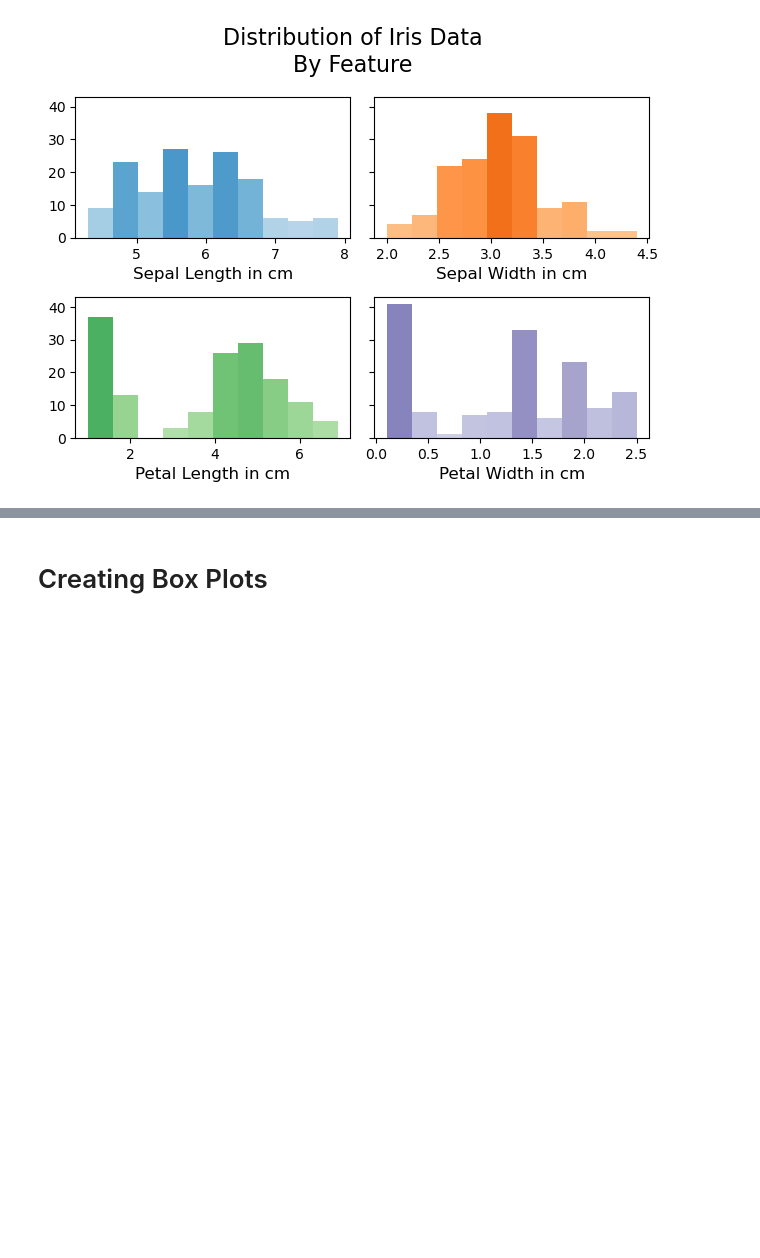
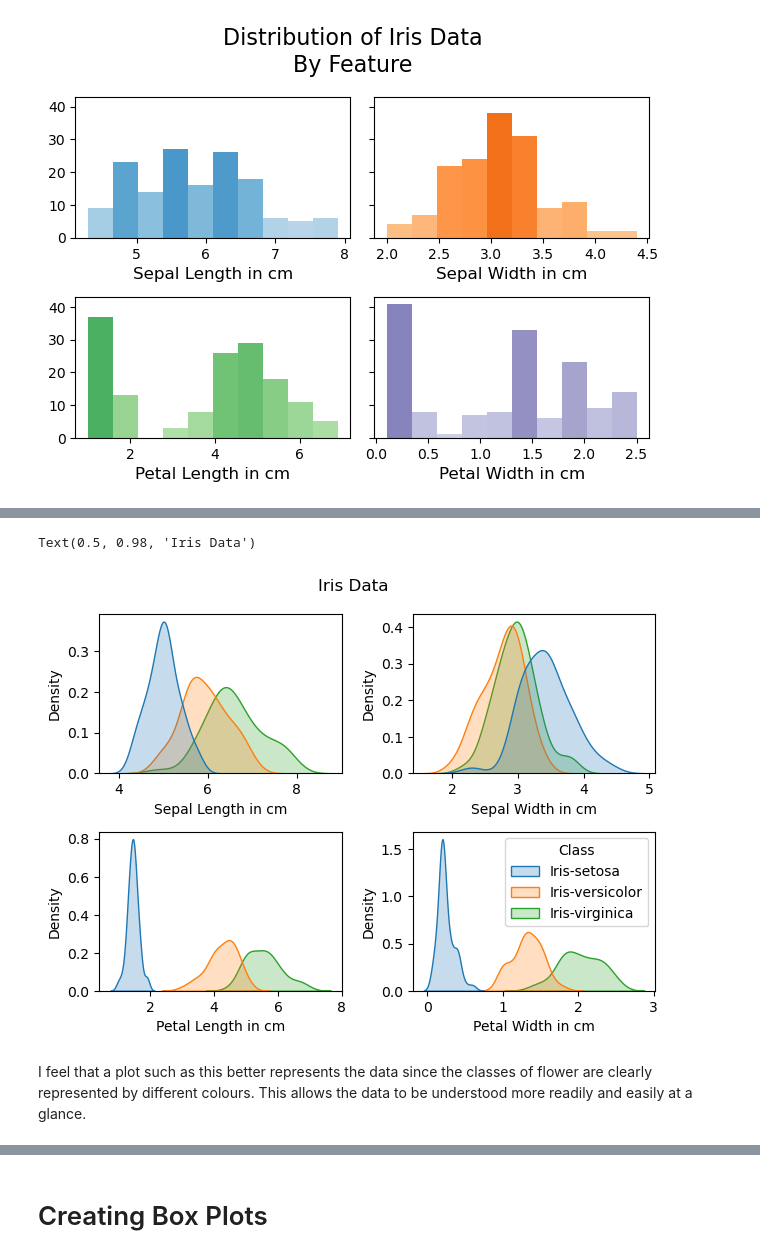
Before and after one commit to CeamanCollins/pands-project, a Jupyter notebook: analysis.ipynb, the cells around one changed output, grey strips where cells are left out. Cells and saved outputs as stored; diff of their text form; code cells hidden in the pictures; blank space fills up the shorter version.

```diff
--- a/analysis.ipynb
+++ b/analysis.ipynb
@@ -323,0 +334,29 @@ This example helped me to get neater title text and to understand how to set fig
+# %%
+# Create 2x2 grid of plots
+
+fig, axs = plt.subplots(2, 2, tight_layout=True)
+
+# Create KDE plots in each quadrant of the figure,
+# assigning x values,
+# assigning hue by class,
+# choosing to fill the plot and
+# choosing which colour palette to use.
+
+sns.kdeplot(ax=axs[1,1], data=data, x='Petal Width in cm', hue='Class', fill=True, palette='tab10')
+sns.kdeplot(ax=axs[1,0], data=data, x='Petal Length in cm', hue='Class', fill=True, palette='tab10')
+sns.kdeplot(ax=axs[0,1], data=data, x='Sepal Width in cm', hue='Class', fill=True, palette='tab10')
+sns.kdeplot(ax=axs[0,0], data=data, x='Sepal Length in cm', hue='Class', fill=True, palette='tab10')
+
+# Disabling legend for 3 of the 4 plots
+
+for ax in [axs[0,0], axs[0,1], axs[1,0]]:
+    ax.get_legend().set_visible(False)
+
+# Adding a title to the figure
+
+fig.suptitle("Iris Data")
+# %% [output]
+Text(0.5, 0.98, 'Iris Data')
+[figure, added]
+# %% [markdown]
+I feel that a plot such as this better represents the data since the classes of flower are clearly represented by different colours. This allows the data to be understood more readily and easily at a glance.
```
Also changed, not shown: parts of 49 cells of this notebook.
